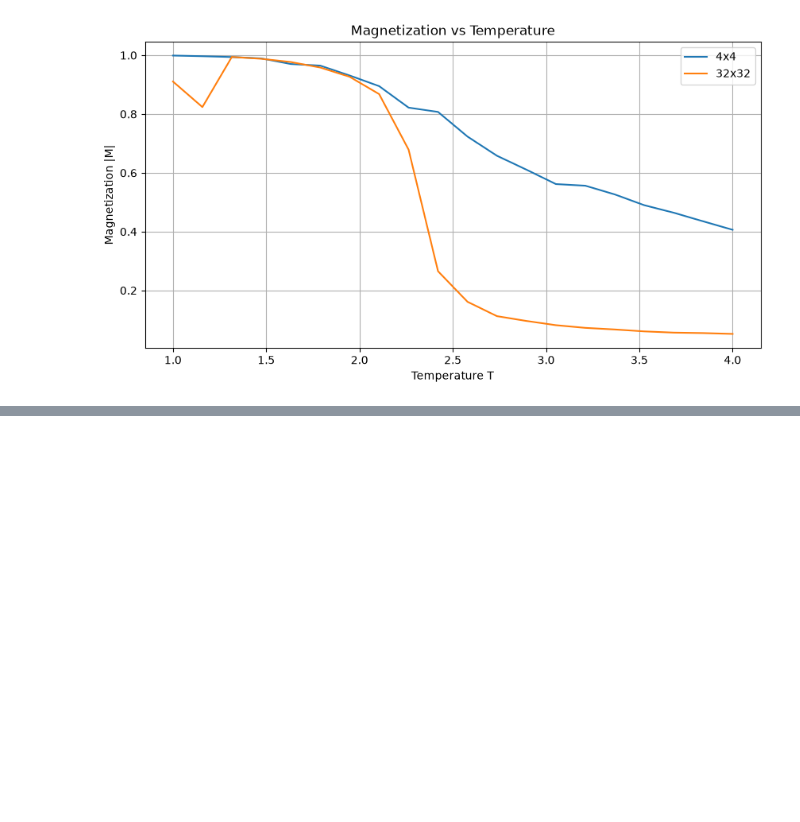
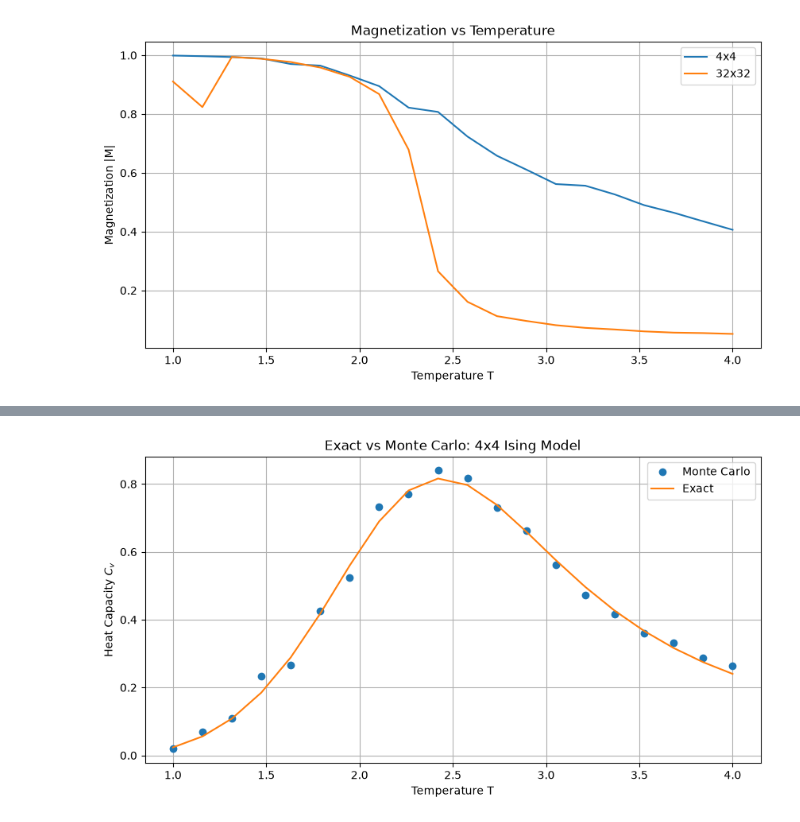
Before and after one commit to pamuduamarasinghe/Computational-Statistical-Mechanics, a Jupyter notebook: CSM09.ipynb, the cells around one changed output, grey strips where cells are left out. Cells and saved outputs as stored; diff of their text form; code cells hidden in the pictures; blank space fills up the shorter version.

Commit message:
comapare with exact solution

```diff
--- a/CSM09.ipynb
+++ b/CSM09.ipynb
@@ -157,0 +160,84 @@ plt.show()
+# %%
+@njit
+def exact_energies(L):
+
+    N = L * L
+    number = 2 ** N
+
+    energies = np.zeros(number)
+
+    for c in range(number):
+
+        spins = np.ones((L, L))
+
+        # Create one spin configuration
+        for k in range(N):
+
+            if (c >> k) & 1:
+                spins[k // L, k % L] = 1
+            else:
+                spins[k // L, k % L] = -1
+
+        energies[c] = energy(spins)
+
+    return energies
+
+L = 4
+N = L * L
+
+E_values = exact_energies(L)
+
+Cv_exact = []
+
+for T in T_values:
+
+    beta = 1 / T
+
+    weights = np.exp(-beta * E_values)
+    Z = np.sum(weights)
+
+    E_mean = np.sum(E_values * weights) / Z
+
+    E2_mean = np.sum(E_values**2 * weights) / Z
+
+    Cv = beta**2 * (E2_mean - E_mean**2) / N
+
+    Cv_exact.append(Cv)
+
+
+# COMPARE EXACT AND MONTE CARLO
+Cv_simulation = []
+
+for T in T_values:
+
+    beta = 1 / T
+
+    E, M, Cv = simulate(4, beta, 3000)
+
+    Cv_simulation.append(Cv)
+
+
+plt.figure(figsize=(10, 5))
+
+plt.plot(
+    T_values,
+    Cv_simulation,
+    'o',
+    label='Monte Carlo'
+)
+
+plt.plot(
+    T_values,
+    Cv_exact,
+    '-',
+    label='Exact'
+)
+
+plt.xlabel('Temperature T')
+plt.ylabel('Heat Capacity $C_v$')
+plt.title('Exact vs Monte Carlo: 4x4 Ising Model')
+plt.grid(True)
+plt.legend()
+plt.show()
+# %% [output]
+[figure, added]
```
Also changed, not shown: parts of 1 cell of this notebook.
